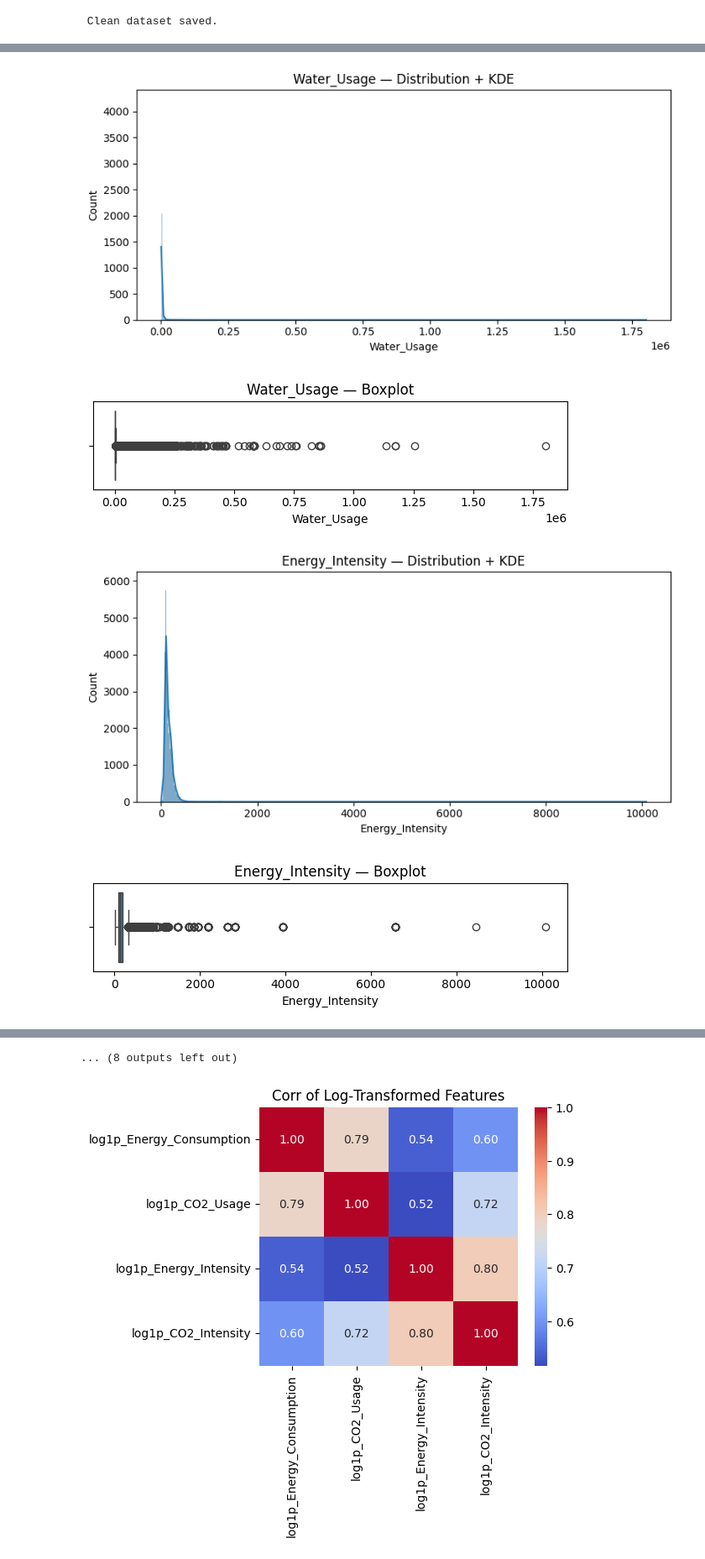
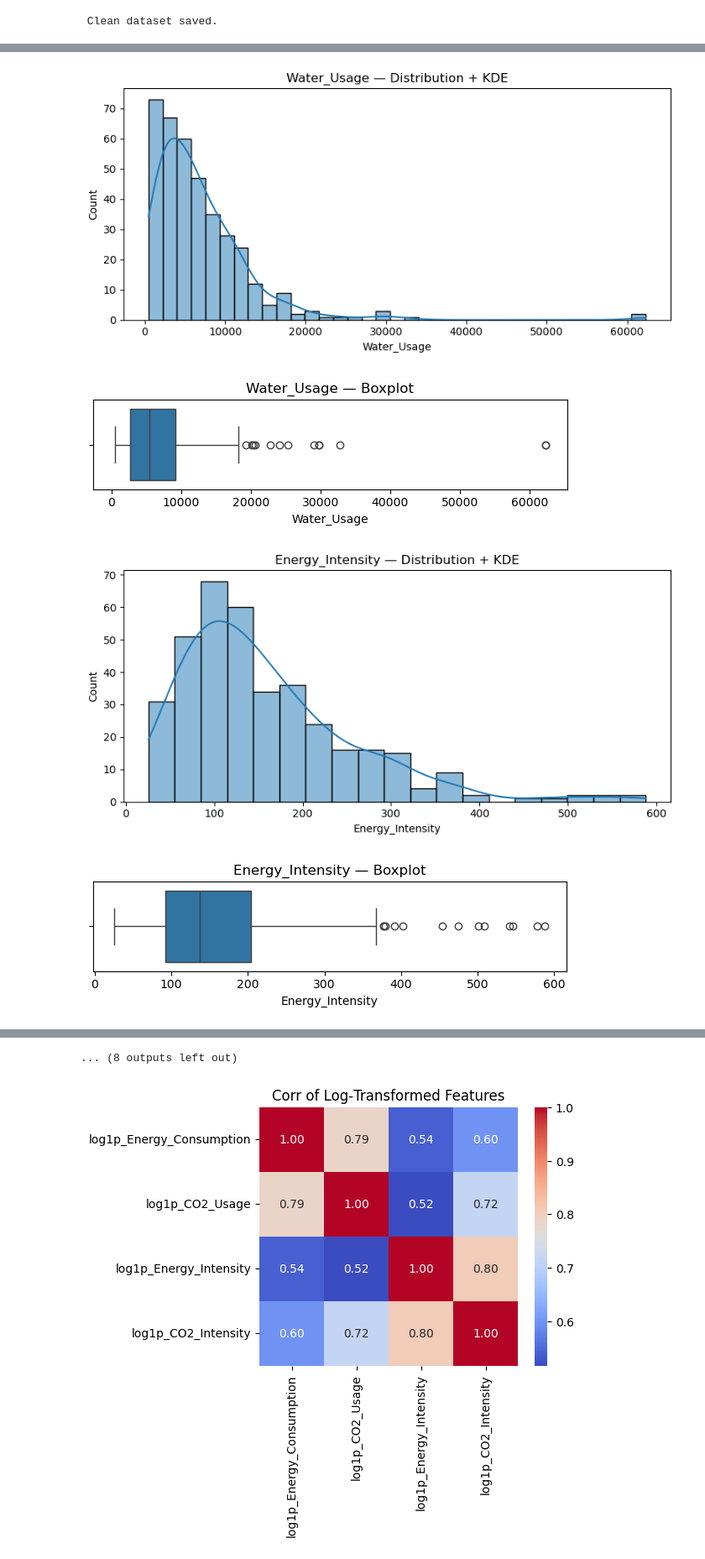
Before and after one commit to khaoulaJel/Building_Scoring, a Jupyter notebook: app/data/DataPreprocessing.ipynb, the cells around one changed output, grey strips where cells are left out. Shown at 84% size. Cells and saved outputs as stored; diff of their text form; code cells hidden in the pictures.

Commit message:
correct version
added loading a dataset + Gordes city + the 3d plots work

```diff
--- a/app/data/DataPreprocessing.ipynb
+++ b/app/data/DataPreprocessing.ipynb
@@ -68,7 +68,7 @@ import seaborn as sns
 # %matplotlib inline
 
 # 1. Load the data
-df = pd.read_csv("reduced_lyon_buildings.csv")
+df = pd.read_csv("reduced_gordes_buildings.csv")
 
 # 2. Quick overview
 print("===== DATA INFO =====")
@@ -174,4 +174,4 @@ CO2_Intensity          8.000000    19.000000     34.000000  2.726100e+03
-[figure, old version]
+[figure, new version]
-[figure, old version]
+[figure, new version]
-[figure, old version]
+[figure, new version]
-[figure, old version]
+[figure, new version]
```
Also changed, not shown: parts of 2 cells of this notebook, 17 other files.
